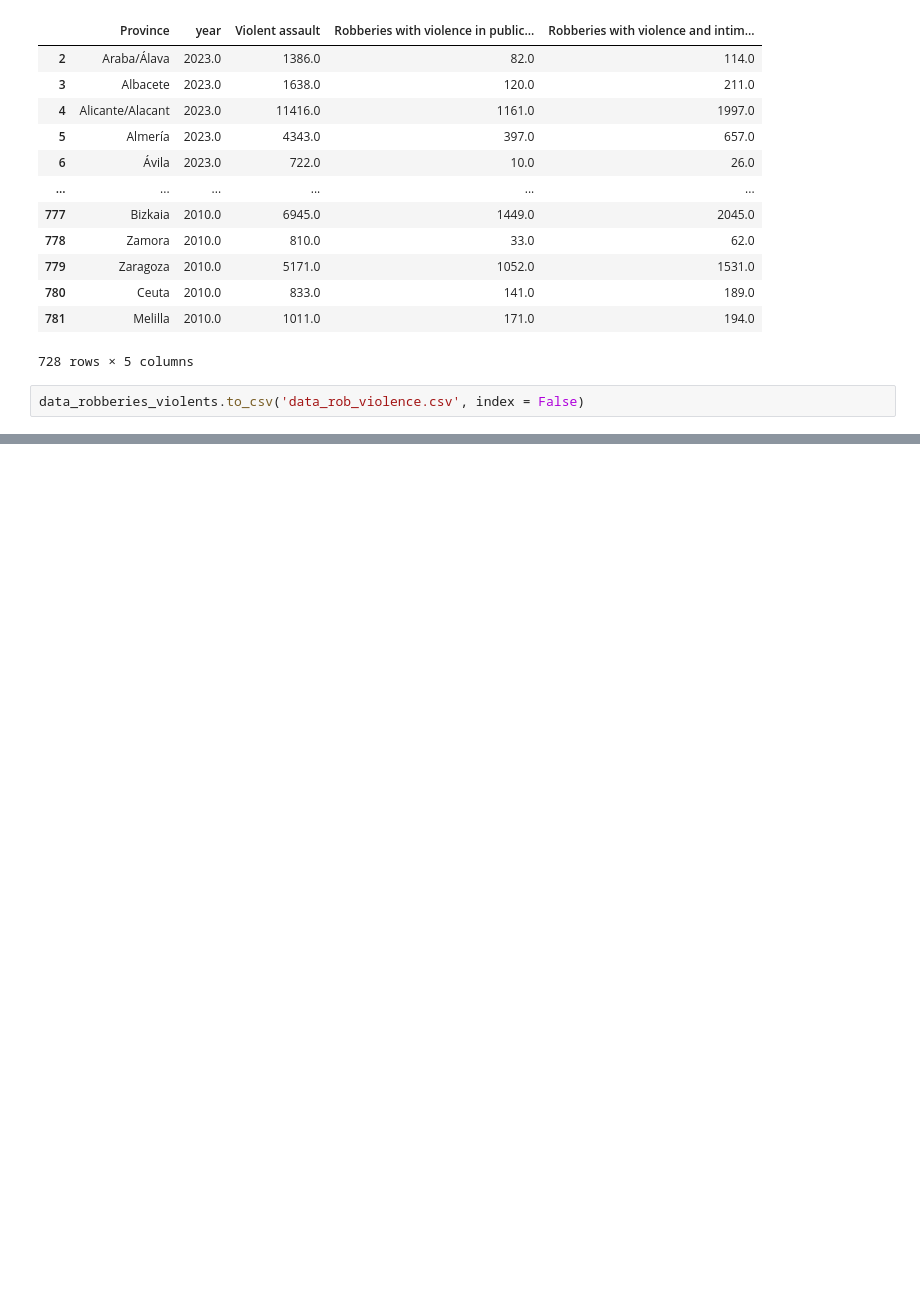
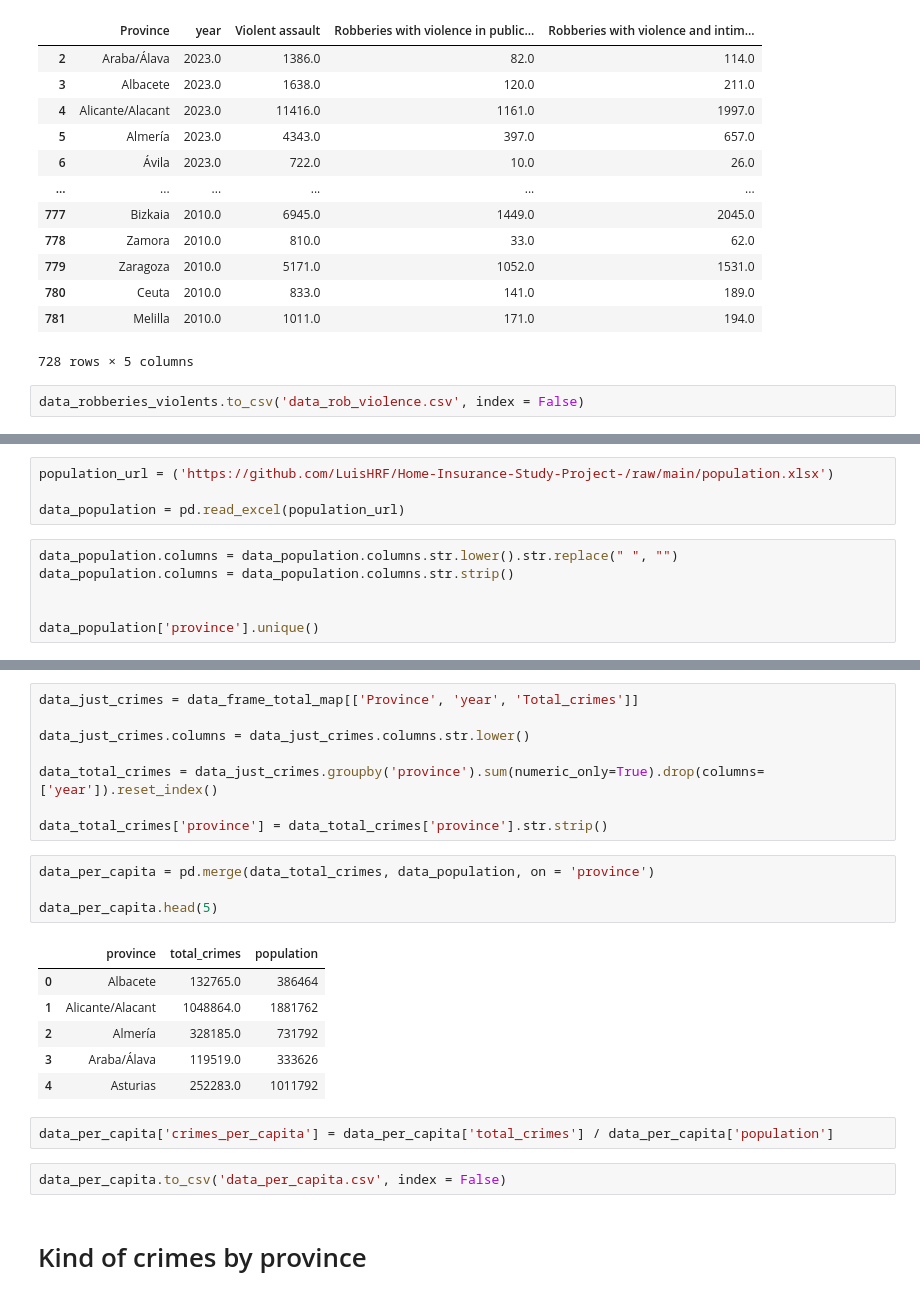
Before and after one commit to LuisHRF/Home-Insurance-Study-Project, a Jupyter notebook: main.ipynb, the cells around one changed output, grey strips where cells are left out. Cells and saved outputs as stored; diff of their text form; blank space fills up the shorter version.

```diff
--- a/main.ipynb
+++ b/main.ipynb
@@ -382,0 +388,10 @@ data_robberies_violents.to_csv('data_rob_violence.csv', index = False)
+# %%
+population_url = ('https://github.com/LuisHRF/Home-Insurance-Study-Project-/raw/main/population.xlsx')
+
+data_population = pd.read_excel(population_url)
+# %%
+data_population.columns = data_population.columns.str.lower().str.replace(" ", "")
+data_population.columns = data_population.columns.str.strip()
+
+
+data_population['province'].unique()
@@ -382,0 +410,25 @@ data_robberies_violents.to_csv('data_rob_violence.csv', index = False)
+# %%
+data_just_crimes = data_frame_total_map[['Province', 'year', 'Total_crimes']]
+
+data_just_crimes.columns = data_just_crimes.columns.str.lower()
+
+data_total_crimes = data_just_crimes.groupby('province').sum(numeric_only=True).drop(columns=['year']).reset_index()
+
+data_total_crimes['province'] = data_total_crimes['province'].str.strip()
+# %%
+data_per_capita = pd.merge(data_total_crimes, data_population, on = 'province')
+
+data_per_capita.head(5)
+# %% [output]
+|  | province | total_crimes | population |
+| 0 | Albacete | 132765.0 | 386464 |
+| 1 | Alicante/Alacant | 1048864.0 | 1881762 |
+| 2 | Almería | 328185.0 | 731792 |
+| 3 | Araba/Álava | 119519.0 | 333626 |
+| 4 | Asturias | 252283.0 | 1011792 |
+# %%
+data_per_capita['crimes_per_capita'] = data_per_capita['total_crimes'] / data_per_capita['population']
+# %%
+data_per_capita.to_csv('data_per_capita.csv', index = False)
+# %% [markdown]
+# Kind of crimes by province
```
Also changed, not shown: parts of 6 cells of this notebook, 3 other files.
